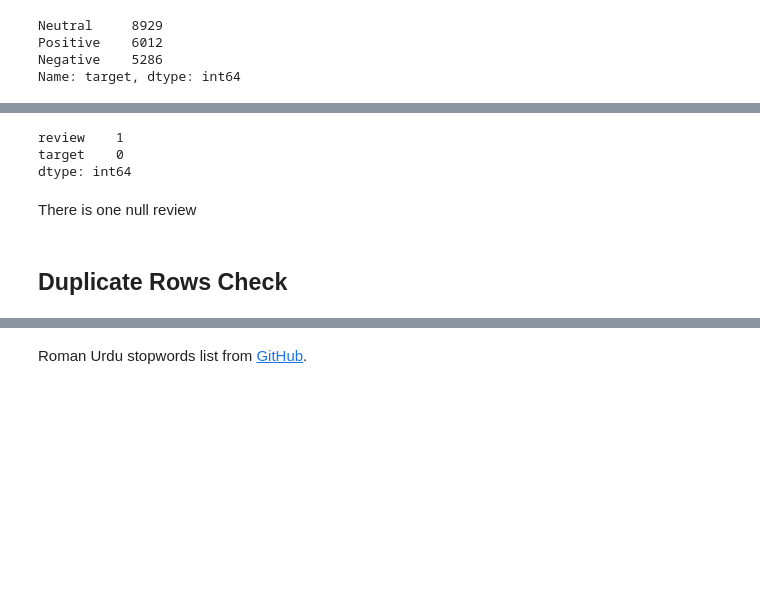
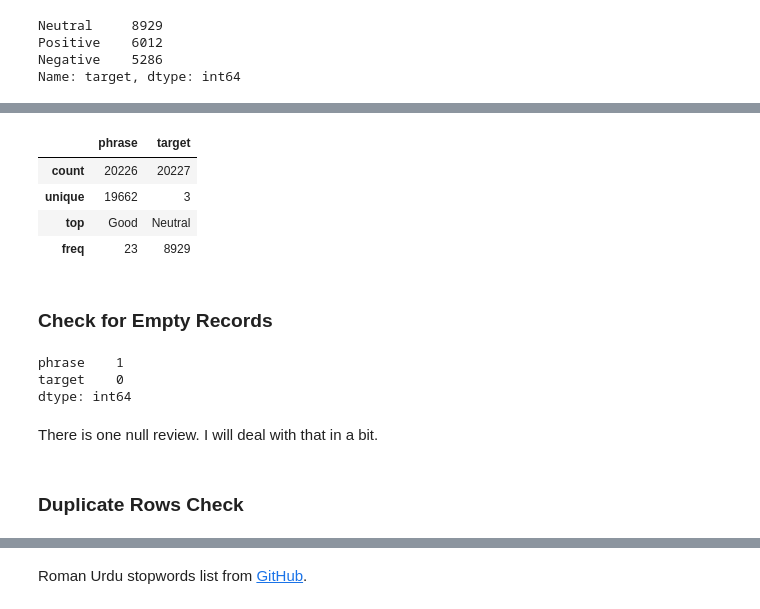
Before and after one commit to bryanfree66/AIPND_image_classification, a Jupyter notebook: sentiment_analysis_sample.ipynb, the cells around one changed output, grey strips where cells are left out. Saved outputs shown, nothing was run; the diff lists cells and outputs as text; code cells hidden in the pictures; blank space fills up the shorter version.

```diff
--- a/sentiment_analysis_sample.ipynb
+++ b/sentiment_analysis_sample.ipynb
@@ -129,6 +159,16 @@ Name: target, dtype: int64
+# %%
+df.describe()
+# %% [output]
+|  | phrase | target |
+| count | 20226 | 20227 |
+| unique | 19662 | 3 |
+| top | Good | Neutral |
+| freq | 23 | 8929 |
+# %% [markdown]
+### Check for Empty Records
 # %%
-original_data.isnull().sum()
+df.isnull().sum()
 # %% [output]
-review    1
+phrase    1
 target    0
 dtype: int64
@@ -137,5 +175,5 @@ original_data.dropna(inplace=True)
 # %% [markdown]
-There is one null review
+There is one null review. I will deal with that in a bit.
 # %% [markdown]
-## Duplicate Rows Check
+### Duplicate Rows Check
 # %%
```
Also changed, not shown: parts of 47 cells of this notebook.
